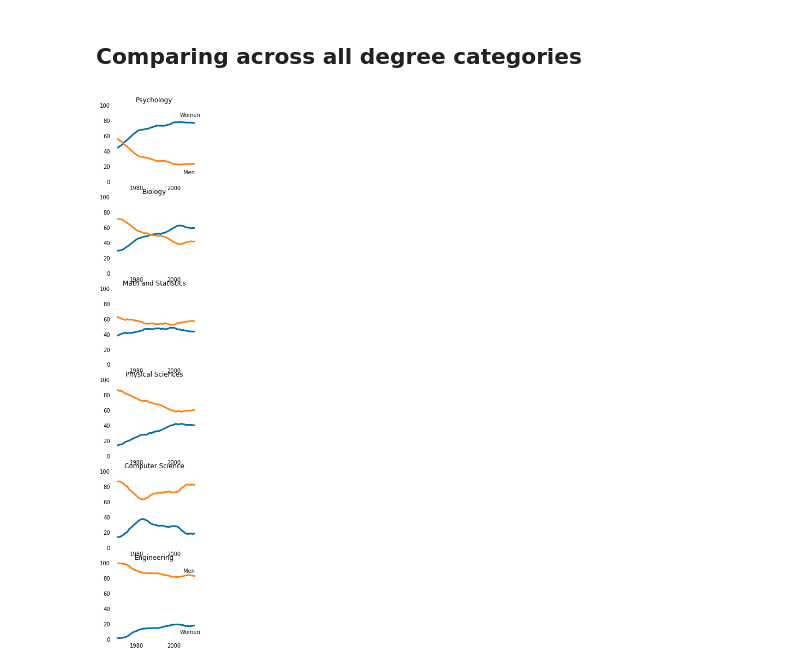
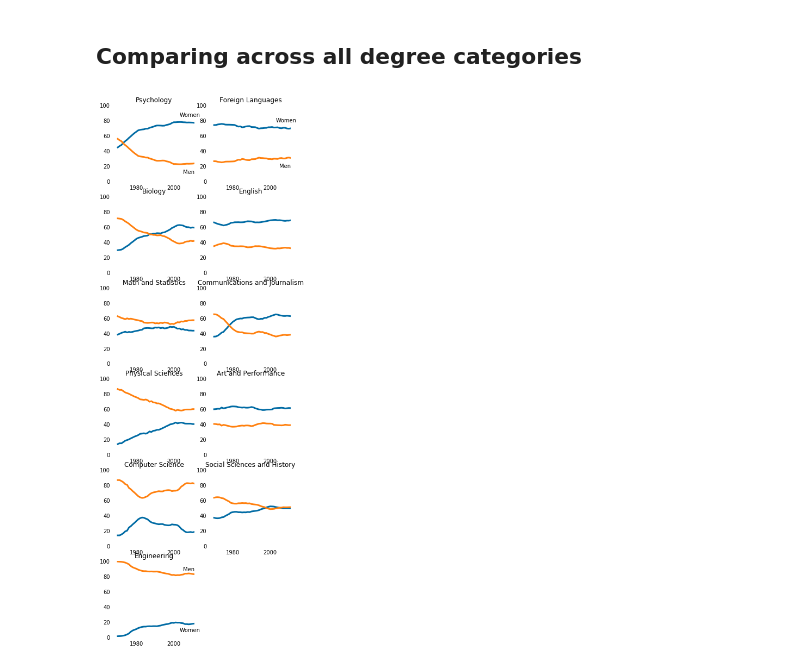
Before and after one commit to ipshitaRB/Visualise_Gender_Gap_in_College_Degrees, a Jupyter notebook: Visualize_Gender_gap_in_College_Degrees.ipynb, the cells around one changed output. Saved outputs shown, nothing was run; the diff lists cells and outputs as text; code cells hidden in the pictures.

Commit message:
Generate second column of line graphs for Liberal Arts Categories

```diff
--- a/Visualize_Gender_gap_in_College_Degrees.ipynb
+++ b/Visualize_Gender_gap_in_College_Degrees.ipynb
@@ -57,24 +51,42 @@ other_cats = ['Health Professions', 'Public Administration', 'Education', 'Agric
 # %%
 fig = plt.figure(figsize=(9,18))
 
 # First column of STEM categories
 for sp in range(0,18,3):
   stem_index = int(sp / 3)
   ax = fig.add_subplot(6, 3, sp + 1)
   ax.plot(women_degrees['Year'], women_degrees[stem_cats[stem_index]], c=cb_dark_blue, label='Women', linewidth=3)
   ax.plot(women_degrees['Year'], 100-women_degrees[stem_cats[stem_index]], c=cb_orange, label='Men', linewidth=3)
   for key,spine in ax.spines.items():
     spine.set_visible(False)
   ax.set_xlim(1968, 2011)
   ax.set_ylim(0,100)
   ax.set_title(stem_cats[stem_index])
   ax.tick_params(bottom = False, top = False, left = False, right = False)
 
   if stem_index == 0:
     ax.text(2003, 85, 'Women')
     ax.text(2005, 10, 'Men')
   elif stem_index == 5:
     ax.text(2005, 87, 'Men')
     ax.text(2003, 7, 'Women')
+  # Second column of Liberal Arts categories
+
+  lib_index = int(sp / 3)
+  if lib_index < 5:
+    category = lib_arts_cats[lib_index]
+    ax = fig.add_subplot(6, 3, sp + 2)
+    ax.plot(women_degrees['Year'], women_degrees[category], c=cb_dark_blue, label='Women', linewidth=3)
+    ax.plot(women_degrees['Year'], 100-women_degrees[category], c=cb_orange, label='Men', linewidth=3)
+    for key,spine in ax.spines.items():
+      spine.set_visible(False)
+    ax.set_xlim(1968, 2011)
+    ax.set_ylim(0,100)
+    ax.set_title(category)
+    ax.tick_params(bottom = False, top = False, left = False, right = False)
+
+    if lib_index == 0:
+        ax.text(2003, 78, 'Women')
+        ax.text(2005, 18, 'Men')
 # %% [output]
-[figure, old version]
+[figure, new version]
```
Also changed, not shown: parts of 1 cell of this notebook.
